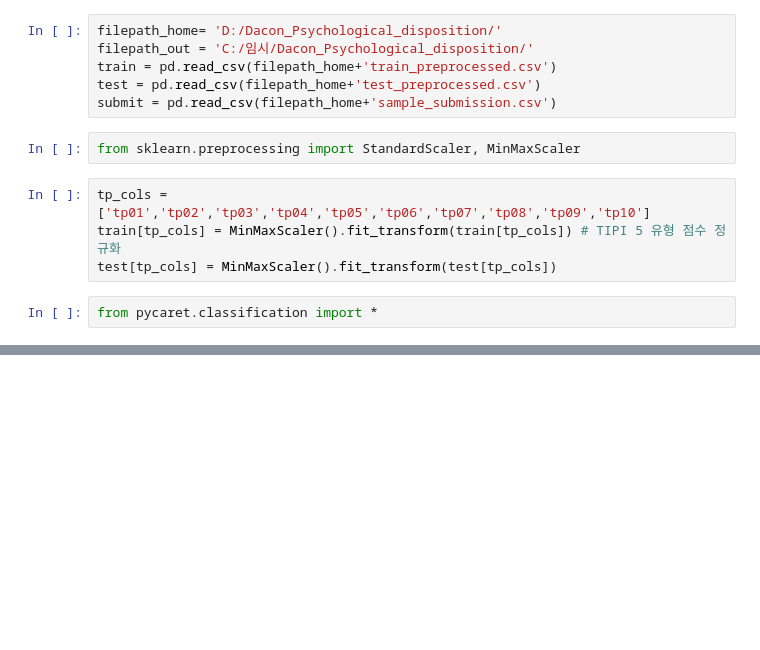
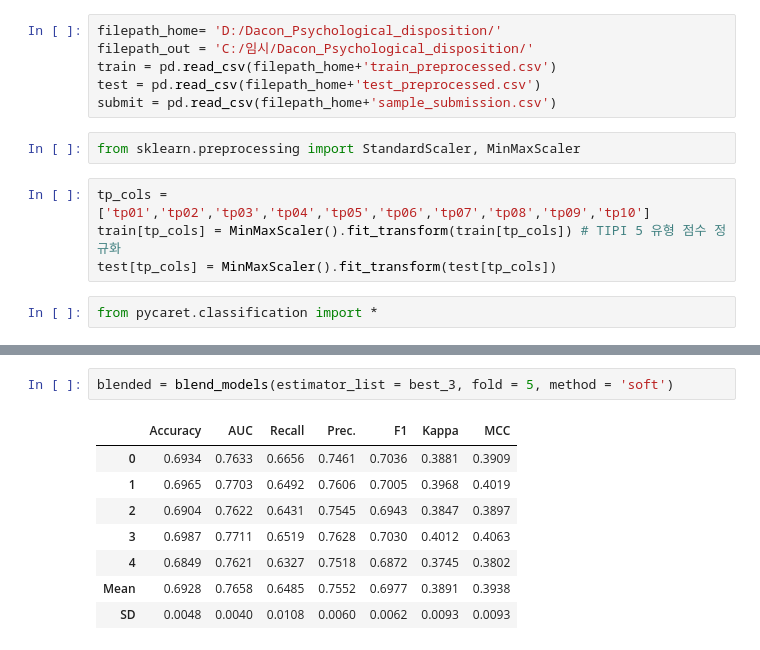
Before and after one commit to ineed-coffee/vote_prediction_from_Machiavellism_test, a Jupyter notebook: Modeling/Auto_ML.ipynb, the cells around one changed output, grey strips where cells are left out. Drawn from its saved outputs; the diff is of its cells as text; blank space fills up the shorter version.

```diff
--- a/Modeling/Auto_ML.ipynb
+++ b/Modeling/Auto_ML.ipynb
@@ -43,0 +61,11 @@ best_3 = compare_models(sort = 'AUC', n_select = 3)
+# %%
+blended = blend_models(estimator_list = best_3, fold = 5, method = 'soft')
+# %% [output]
+|  | Accuracy | AUC | Recall | Prec. | F1 | Kappa | MCC |
+| 0 | 0.6934 | 0.7633 | 0.6656 | 0.7461 | 0.7036 | 0.3881 | 0.3909 |
+| 1 | 0.6965 | 0.7703 | 0.6492 | 0.7606 | 0.7005 | 0.3968 | 0.4019 |
+| 2 | 0.6904 | 0.7622 | 0.6431 | 0.7545 | 0.6943 | 0.3847 | 0.3897 |
+| 3 | 0.6987 | 0.7711 | 0.6519 | 0.7628 | 0.7030 | 0.4012 | 0.4063 |
+| 4 | 0.6849 | 0.7621 | 0.6327 | 0.7518 | 0.6872 | 0.3745 | 0.3802 |
+| Mean | 0.6928 | 0.7658 | 0.6485 | 0.7552 | 0.6977 | 0.3891 | 0.3938 |
+| SD | 0.0048 | 0.0040 | 0.0108 | 0.0060 | 0.0062 | 0.0093 | 0.0093 |
```
Also changed, not shown: parts of 7 cells of this notebook.
